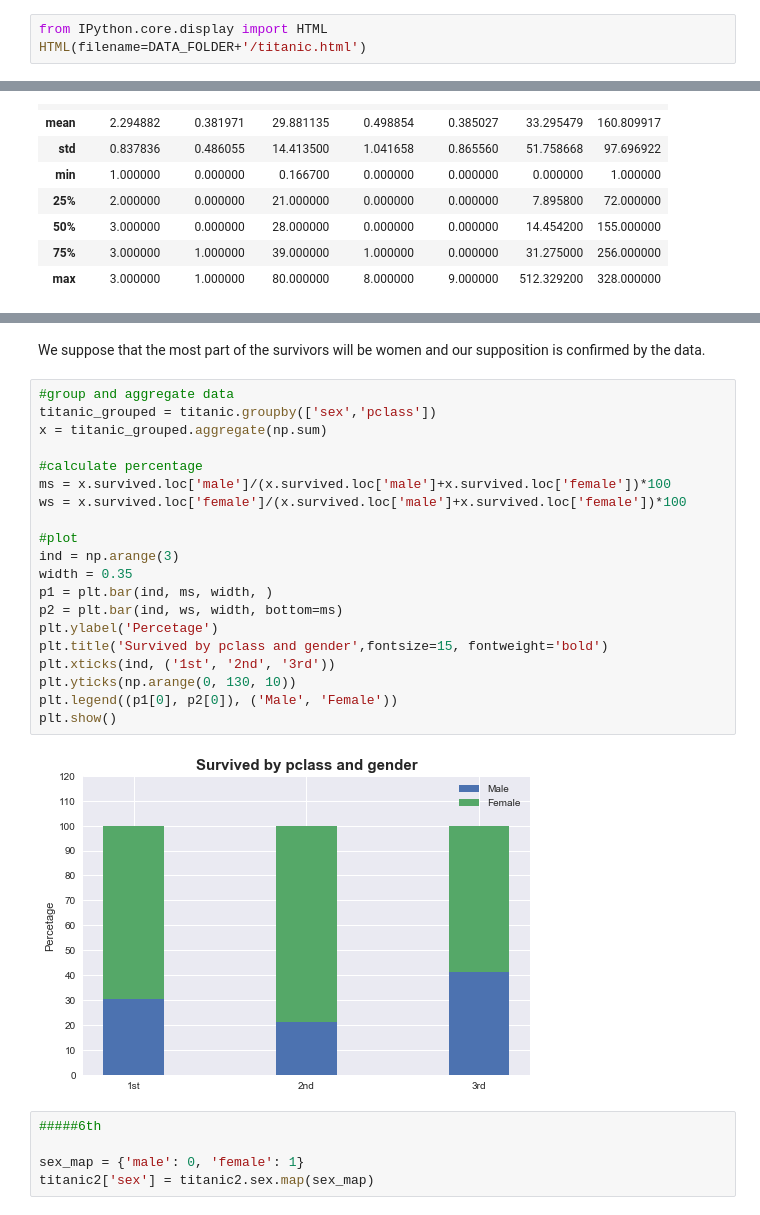
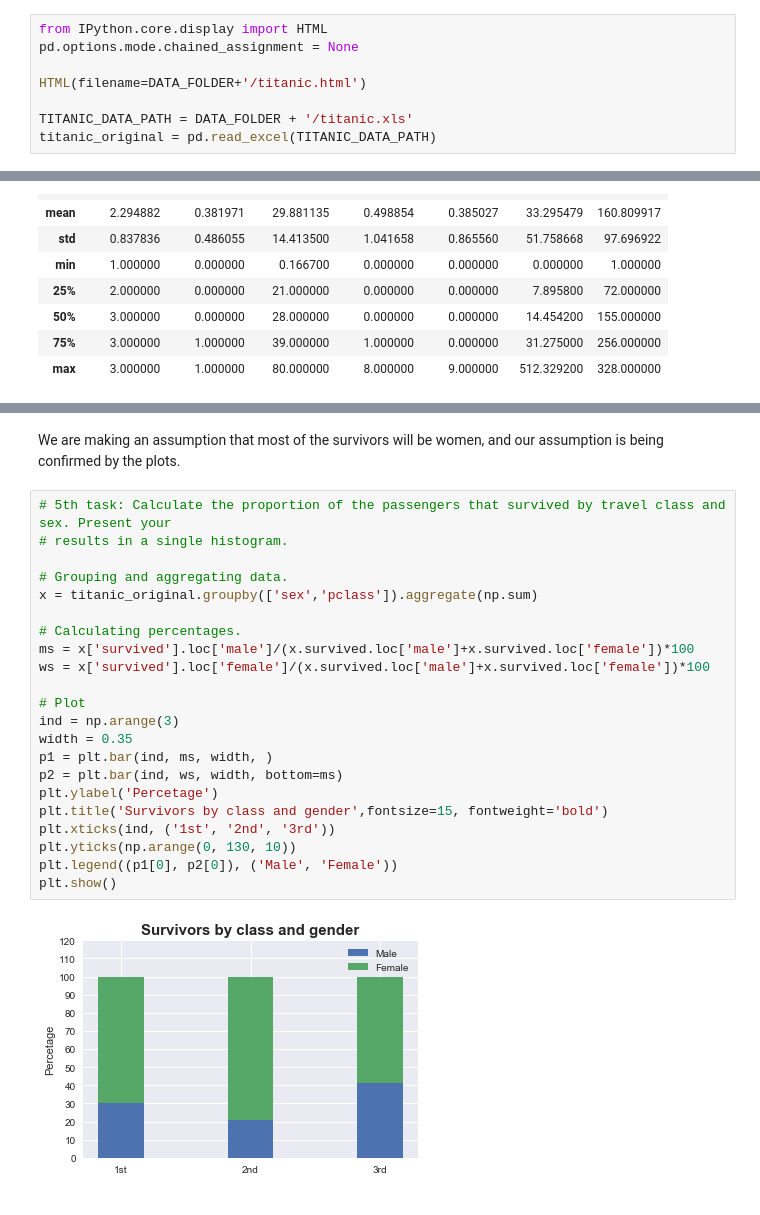
Before and after one commit to zenhaeus/cs-401, a Jupyter notebook: 01 - Pandas and Data Wrangling/Homework 1.ipynb, the cells around one changed output, grey strips where cells are left out. Drawn from its saved outputs; the diff is of its cells as text.

```diff
--- a/01 - Pandas and Data Wrangling/Homework 1.ipynb
+++ b/01 - Pandas and Data Wrangling/Homework 1.ipynb
@@ -202,4 +211,9 @@ microbiome.head()
 Use pandas to import the data file `Data/titanic.xls`. It contains data on all the passengers that travelled on the Titanic.
 # %%
 from IPython.core.display import HTML
+pd.options.mode.chained_assignment = None
+
 HTML(filename=DATA_FOLDER+'/titanic.html')
+
+TITANIC_DATA_PATH = DATA_FOLDER + '/titanic.xls'
+titanic_original = pd.read_excel(TITANIC_DATA_PATH)
@@ -418,29 +390,26 @@ for i in range(1,4):
 # %% [markdown]
-We suppose that the most part of the survivors will be women and our supposition is confirmed by the data.
+We are making an assumption that most of the survivors will be women, and our assumption is being confirmed by the plots.
 # %%
-#group and aggregate data
-titanic_grouped = titanic.groupby(['sex','pclass'])
-x = titanic_grouped.aggregate(np.sum)
+# 5th task: Calculate the proportion of the passengers that survived by travel class and sex. Present your
+# results in a single histogram.
 
-#calculate percentage
-ms = x.survived.loc['male']/(x.survived.loc['male']+x.survived.loc['female'])*100
-ws = x.survived.loc['female']/(x.survived.loc['male']+x.survived.loc['female'])*100
+# Grouping and aggregating data.
+x = titanic_original.groupby(['sex','pclass']).aggregate(np.sum)
 
-#plot
+# Calculating percentages.
+ms = x['survived'].loc['male']/(x.survived.loc['male']+x.survived.loc['female'])*100
+ws = x['survived'].loc['female']/(x.survived.loc['male']+x.survived.loc['female'])*100
+
+# Plot
 ind = np.arange(3)
 width = 0.35
 p1 = plt.bar(ind, ms, width, )
 p2 = plt.bar(ind, ws, width, bottom=ms)
 plt.ylabel('Percetage')
-plt.title('Survived by pclass and gender',fontsize=15, fontweight='bold')
+plt.title('Survivors by class and gender',fontsize=15, fontweight='bold')
 plt.xticks(ind, ('1st', '2nd', '3rd'))
 plt.yticks(np.arange(0, 130, 10))
 plt.legend((p1[0], p2[0]), ('Male', 'Female'))
 plt.show()
 # %% [output]
-[figure, old version]
+[figure, new version]
-# %%
-#####6th
-
-sex_map = {'male': 0, 'female': 1}
-titanic2['sex'] = titanic2.sex.map(sex_map)
```
Also changed, not shown: parts of 26 cells of this notebook.
